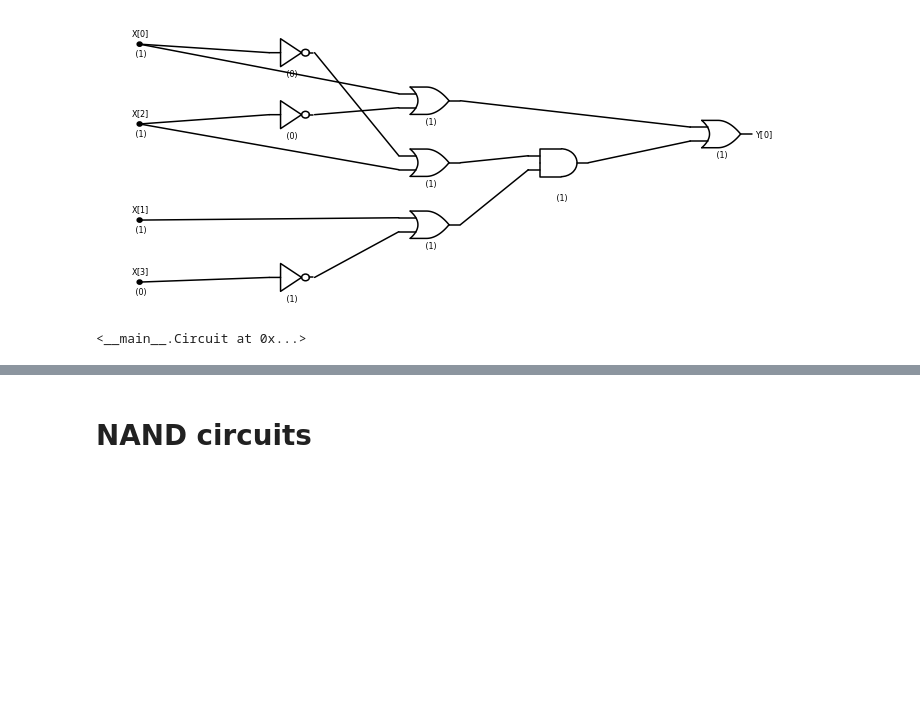
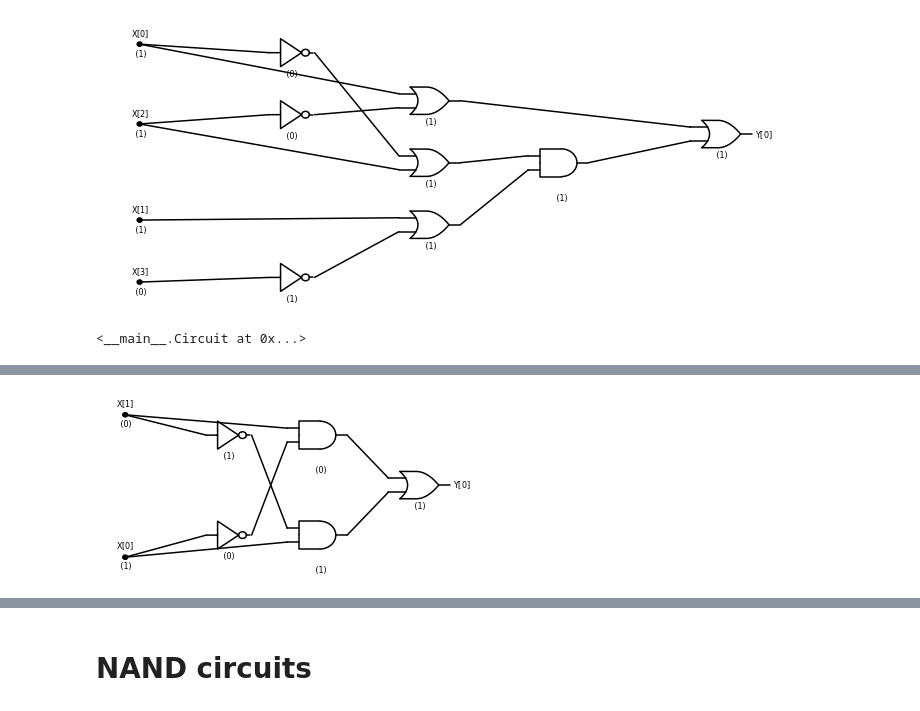
Before and after one commit to boazbk/tcscode, a Jupyter notebook: Chap_03_Computation.ipynb, the cells around one changed output, grey strips where cells are left out. Cells and saved outputs as stored; diff of their text form; code cells hidden in the pictures; blank space fills up the shorter version.

```diff
--- a/Chap_03_Computation.ipynb
+++ b/Chap_03_Computation.ipynb
@@ -181,0 +173,4 @@ schemdraw(C,[1,1],"xorbooleancirc.png")
+# %%
+schemdraw(C,[1,0])
+# %% [output]
+[figure, added]
```
Also changed, not shown: parts of 20 cells of this notebook, 1 other file.
